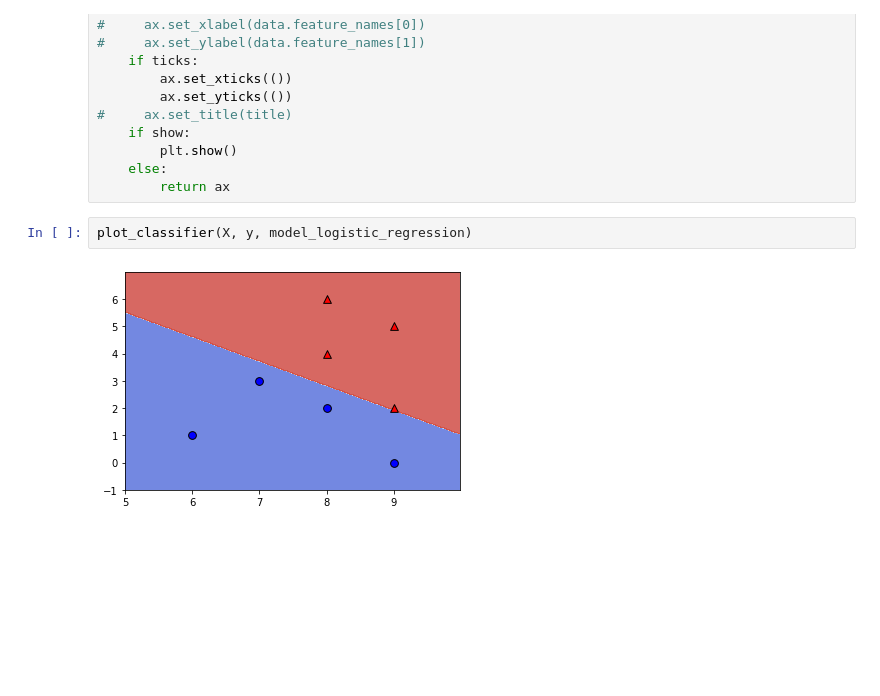
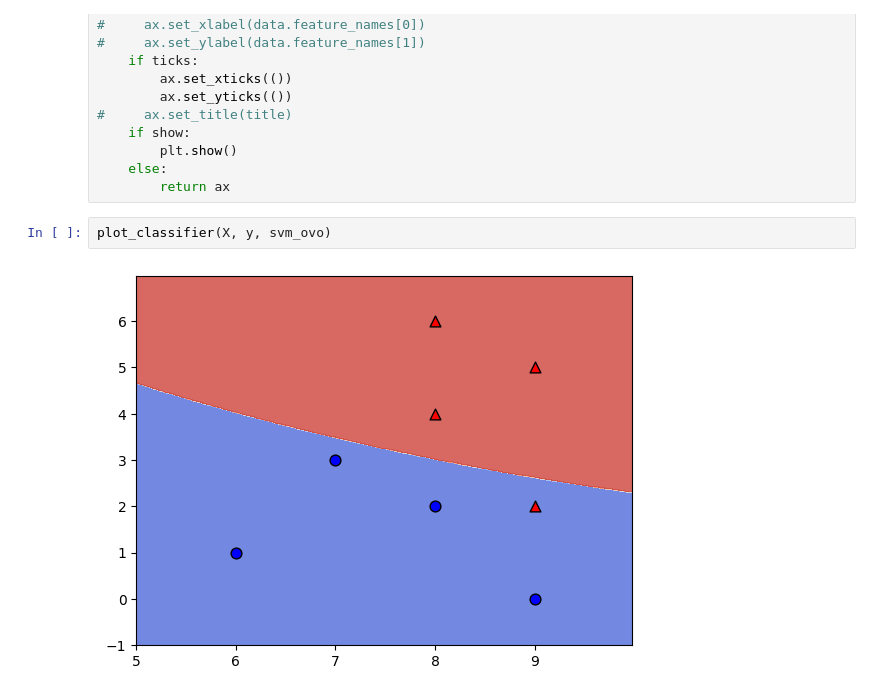
Before and after one commit to changsin/AI, a Jupyter notebook: 09.svm_logistic_regression.ipynb, the cells around one changed output. Cells and saved outputs as stored; diff of their text form; blank space fills up the shorter version.

```diff
--- a/09.svm_logistic_regression.ipynb
+++ b/09.svm_logistic_regression.ipynb
@@ -205,6 +205,6 @@ def plot_classifier(X, y, clf, ax=None, ticks=False, proba=False, lims=None): #
     else:
         return ax
 # %%
-plot_classifier(X, y, model_logistic_regression)
+plot_classifier(X, y, svm_ovo)
 # %% [output]
-[figure, old version]
+[figure, new version]
```
Also changed, not shown: parts of 1 cell of this notebook.
